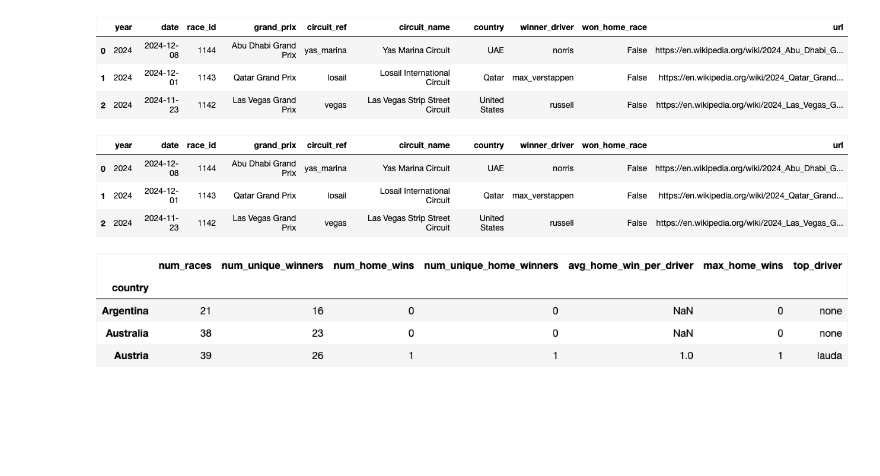
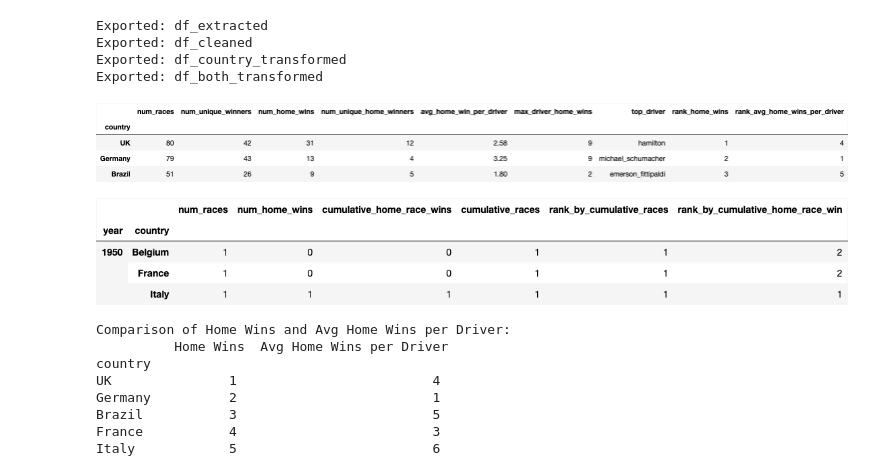
Before and after one commit to x-ruiz/project-formula-1-wc-analytics, a Jupyter notebook: analysis/f1_results_analysis.ipynb, the cells around one changed output. Drawn from its saved outputs; the diff is of its cells as text; code cells hidden in the pictures; blank space fills up the shorter version.

Commit message:
Finished notebook and added outputs

```diff
--- a/analysis/f1_results_analysis.ipynb
+++ b/analysis/f1_results_analysis.ipynb
@@ -16,9 +17,9 @@ def export_df_image(dataframe, filename):
 def extract(filepath: str) -> pd.DataFrame:
     return pd.read_csv(filepath)
 # %%
-# CLEAN|Clean data type from string to bool
+# CLEAN|Clean data type from string to bool and drop unnecessary columns
 def clean(df: pd.DataFrame) -> pd.DataFrame:
-    df_cleaned = df # this will create a pointer
+    df_cleaned = df.drop(columns=['url', 'date', 'grand_prix', 'circuit_ref', 'circuit_name'])
     df_cleaned['won_home_race'] = df['won_home_race'].astype(bool)
     return df_cleaned
 # %%
@@ -46,16 +52,57 @@ def transform(df: pd.DataFrame) -> pd.DataFrame:
 # %%
-# PIPELINE|Execute functions in ETL fashion
+# PIPELINE | Execute functions in ETL fashion and output dfs as images
 df = extract("f1_data_enriched.csv")
 df_cleaned = clean(df)
-df_transformed = transform(df)
-outputs = [(df, "df"), (df_cleaned, "df_cleaned"), (df_transformed, "df_transformed")]
+# First transformation dataset grouped by country
+df_country_transformed = transform(df_cleaned, ['country'], True).sort_values(by="num_home_wins", ascending=False)
+rank(df_country_transformed, 'num_home_wins', 'rank_home_wins') # modifies original transformed df
+rank(df_country_transformed, 'avg_home_win_per_driver', 'rank_avg_home_wins_per_driver') # modifies original transformed df
+# Second transformation dataset grouped by year and country
+df_both_transformed = (transform(df_cleaned,['year', 'country'],False)
+    .drop(columns=['num_unique_home_winners', 'num_unique_winners'])
+    .sort_values(by=['year', 'country'], ascending=True)
+    .assign(
+        cumulative_home_race_wins = lambda x: x.groupby('country')['num_home_wins'].cumsum(),
+        cumulative_races = lambda x: x.groupby('country')['num_races'].cumsum())
+    .assign(
+         # Doing a transform not agg because we want results 1:1 with each row
+        rank_by_cumulative_races = lambda x: x.groupby('year')['cumulative_races'].transform(
+                lambda x: x.rank(na_option='bottom', ascending=False, method='dense').astype(int)),
+        rank_by_cumulative_home_race_win = lambda x: x.groupby('year')['cumulative_home_race_wins'].transform(
+                lambda x: x.rank(na_option='bottom', ascending=False, method='dense').astype(int)))
+)
+# exporting all our dataframes as csvs and images for documentation on github
+# We are threading here since dataframe_image is an async process
+outputs = [(df, "df_extracted"), (df_cleaned, "df_cleaned"), (df_country_transformed, "df_country_transformed"),
+           (df_both_transformed, "df_both_transformed")]
 with ThreadPoolExecutor() as executor: # handles enter and exit
     for i in outputs:
-        future_df = executor.submit(export_df_image, i[0].head(3), f"{i[1]}.png")
+        future_df = executor.submit(export_df_image, i[0].head(3), f"images/{i[1]}.png")
         future_df.result() # Wait for the export to complete
-        display(Image(f'{i[1]}.png'))
+        i[0].to_csv(f'outputs/f1_{i[1]}_output.csv')
+        print(f"Exported: {i[1]}")
+display(Image(f'images/df_country_transformed.png'))
+display(Image(f'images/df_both_transformed.png'))
 # %% [output]
+Exported: df_extracted
+Exported: df_cleaned
+Exported: df_country_transformed
+Exported: df_both_transformed
-[figure, old version]
+[figure, new version]
-[figure, old version]
+[figure, new version]
-[figure, removed]
+# %%
+# ANALYZE | Determining some information from transformed datasets
+home_wins_by_country = df_country_transformed['rank_home_wins']
+avg_home_wins_by_country = df_country_transformed['rank_avg_home_wins_per_driver'].sort_values(ascending=True)
+combined_df = pd.concat([home_wins_by_country.rename("Home Wins"), avg_home_wins_by_country.rename("Avg Home Wins per Driver")], axis=1)
+print(f"Comparison of Home Wins and Avg Home Wins per Driver:\n {combined_df.head(5)}")
+# %% [output]
+Comparison of Home Wins and Avg Home Wins per Driver:
+          Home Wins  Avg Home Wins per Driver
+country
+UK               1                         4
+Germany          2                         1
+Brazil           3                         5
+France           4                         3
+Italy            5                         6
 # %%
```
Also changed, not shown: parts of 4 cells of this notebook, 16 other files.
